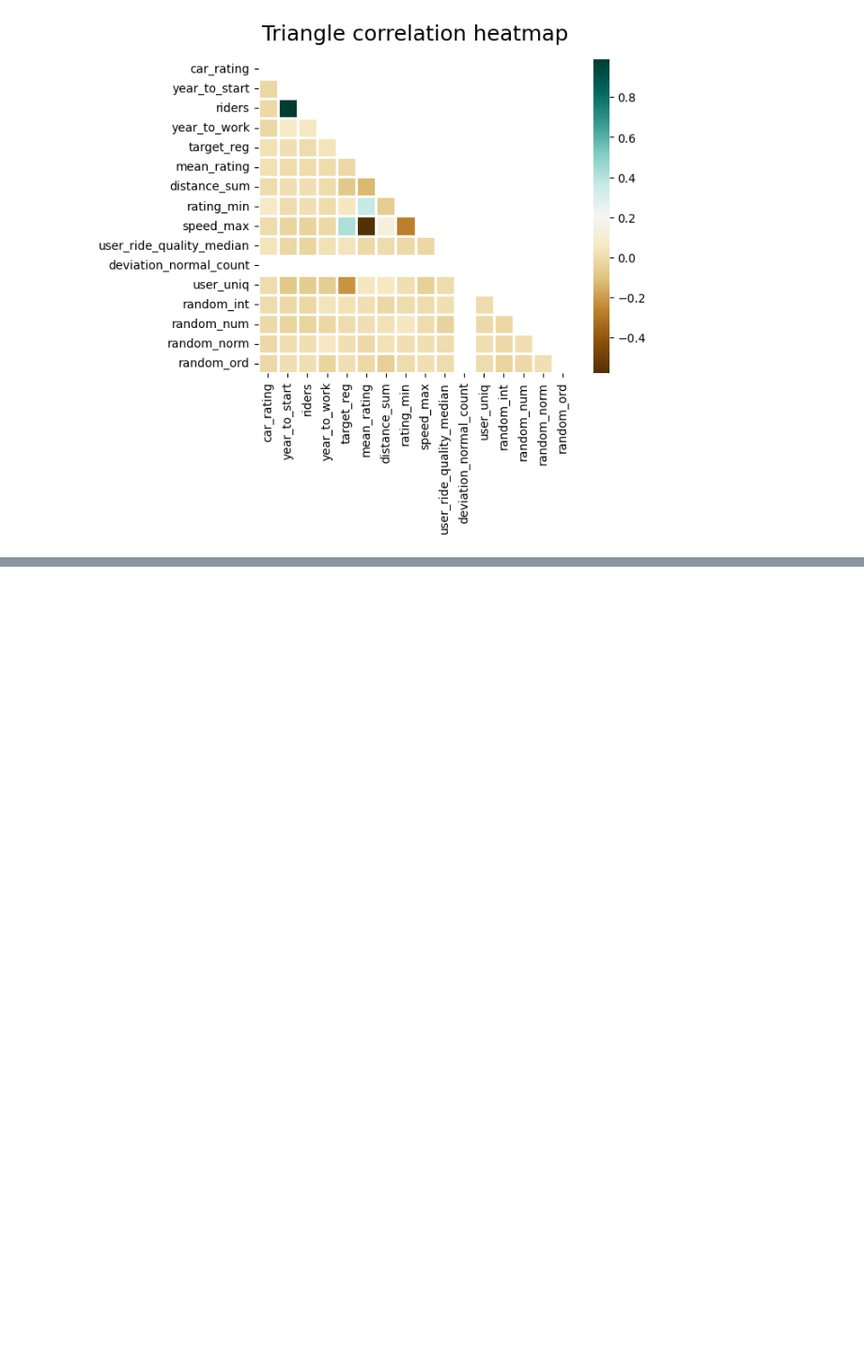
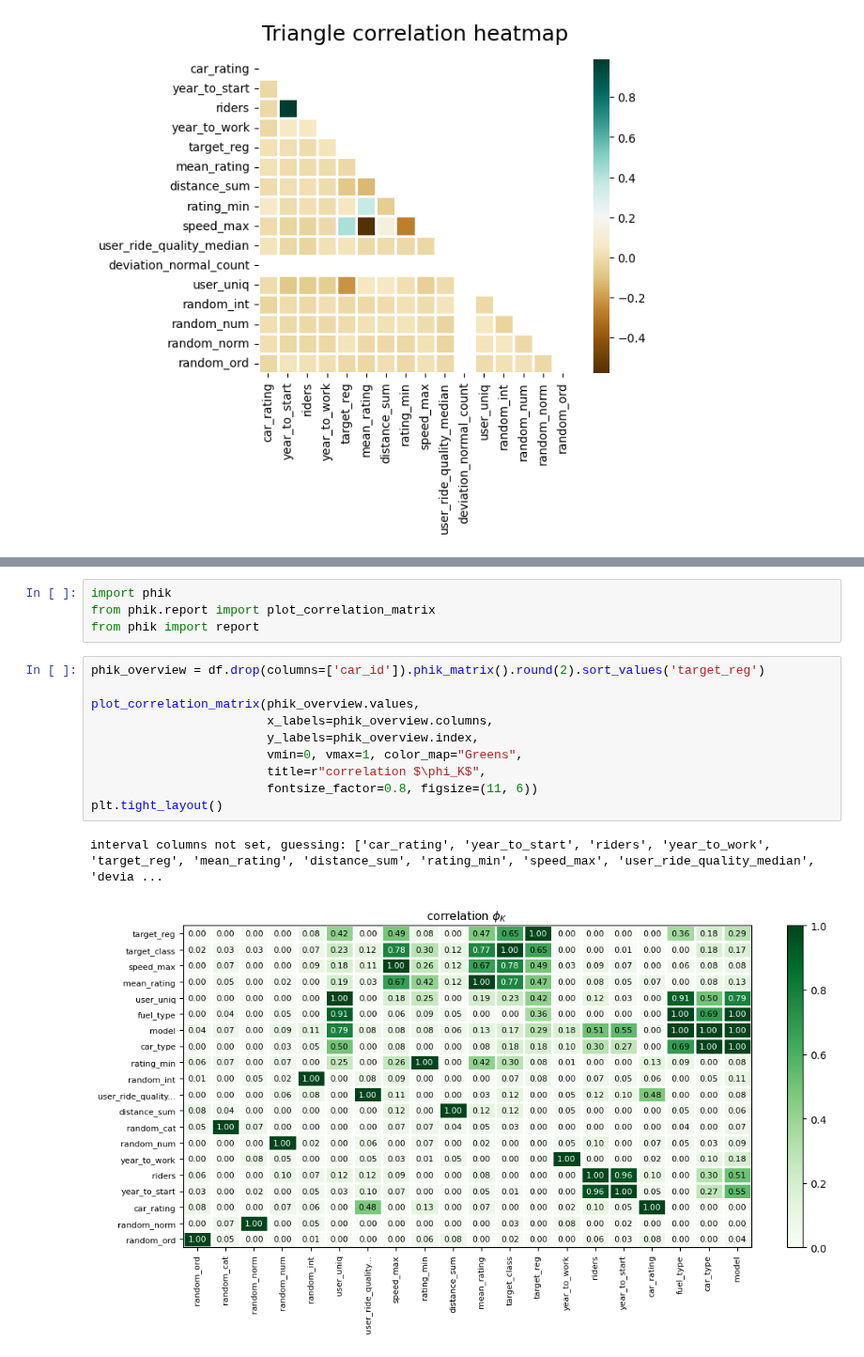
Before and after one commit to aziart/comp-ds, a Jupyter notebook: notebooks/03.3.02 - Feature Selection.ipynb, the cells around one changed output, grey strips where cells are left out. Shown at 94% size. Drawn from its saved outputs; the diff is of its cells as text; blank space fills up the shorter version.

Commit message:
03.3.02 in progress: phik package: example, pros and cons

```diff
--- a/notebooks/03.3.02 - Feature Selection.ipynb
+++ b/notebooks/03.3.02 - Feature Selection.ipynb
@@ -167,0 +175,17 @@ heatmap.set_title(
+# %%
+import phik
+from phik.report import plot_correlation_matrix
+from phik import report
+# %%
+phik_overview = df.drop(columns=['car_id']).phik_matrix().round(2).sort_values('target_reg')
+
+plot_correlation_matrix(phik_overview.values,
+                        x_labels=phik_overview.columns,
+                        y_labels=phik_overview.index,
+                        vmin=0, vmax=1, color_map="Greens",
+                        title=r"correlation $\phi_K$",
+                        fontsize_factor=0.8, figsize=(11, 6))
+plt.tight_layout()
+# %% [output]
+interval columns not set, guessing: ['car_rating', 'year_to_start', 'riders', 'year_to_work', 'target_reg', 'mean_rating', 'distance_sum', 'rating_min', 'speed_max', 'user_ride_quality_median', 'devia ...
+[figure, added]
```
Also changed, not shown: parts of 7 cells of this notebook.
